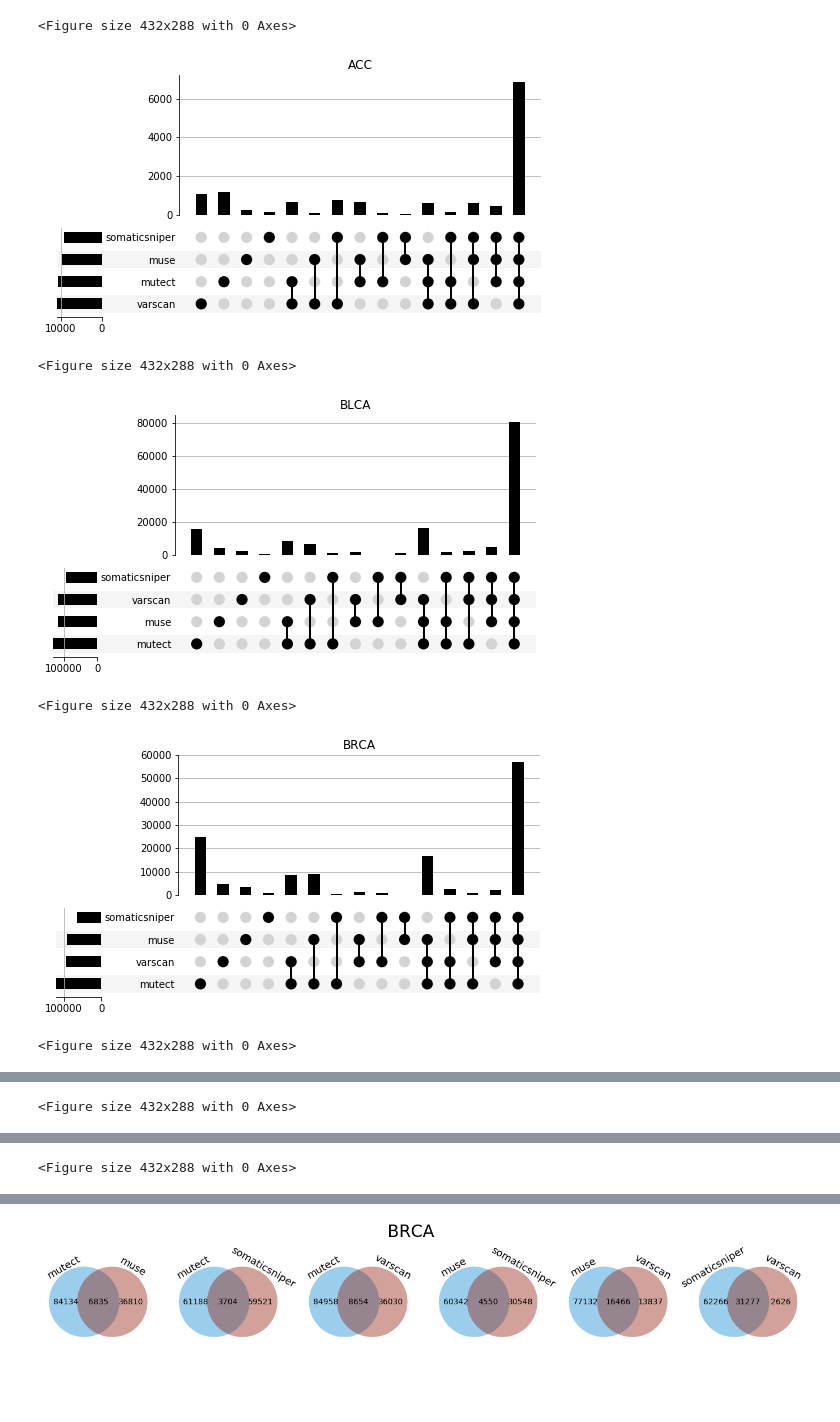
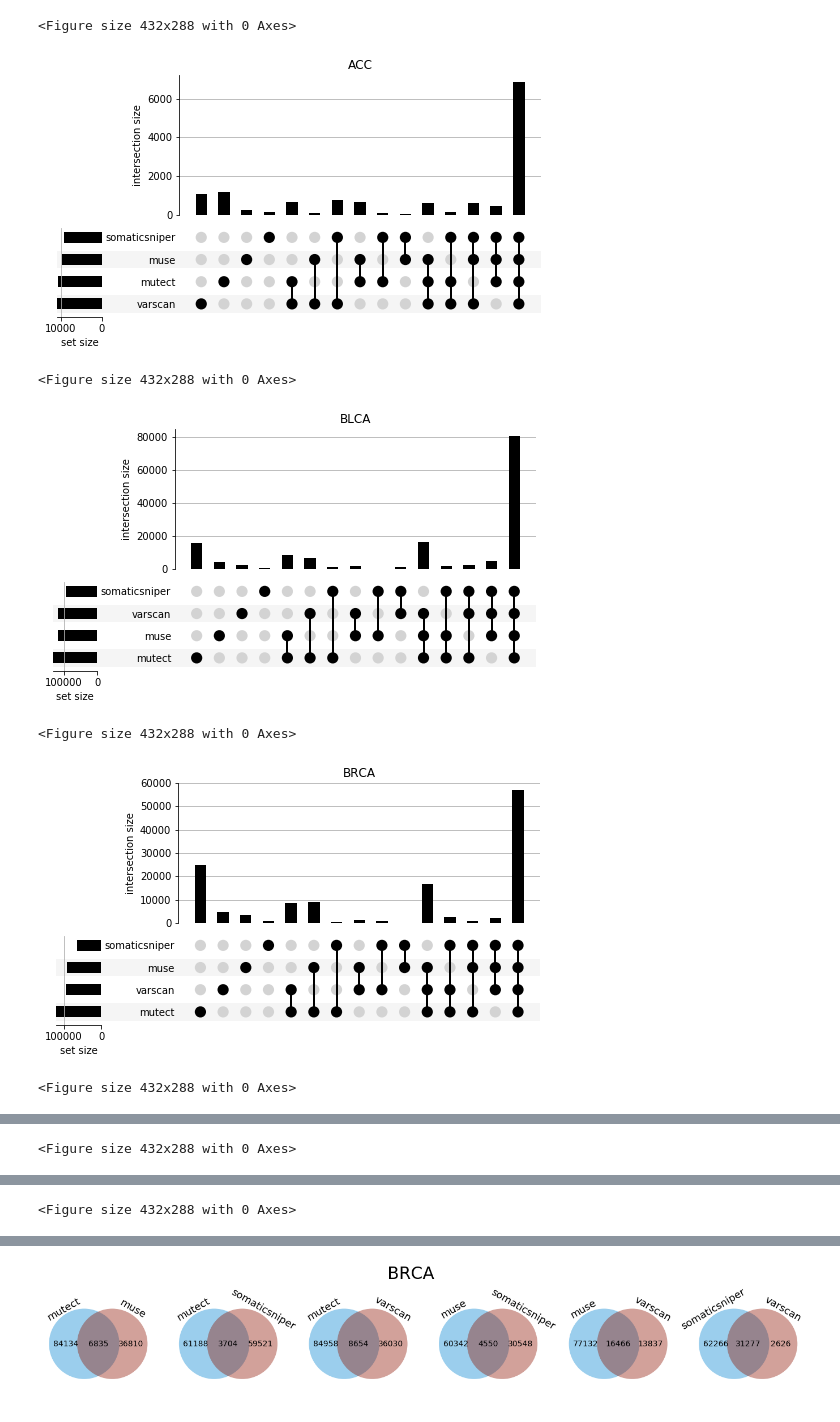
Before and after one commit to kathrynleung/gdcdata, a Jupyter notebook: gdc.ipynb, the cells around one changed output, grey strips where cells are left out. Saved outputs shown, nothing was run; the diff lists cells and outputs as text; code cells hidden in the pictures; blank space fills up the shorter version.

```diff
--- a/gdc.ipynb
+++ b/gdc.ipynb
@@ -226,37 +226,40 @@ for cancer in possible_cancers:
     for i in range(0, num_callers):
         if i == num_callers:
             break
         for j in range(i + 1, num_callers):
             for k in range(j+1, num_callers):
                 set_vals = three_set(all_variants[possible_callers[i]], all_variants[possible_callers[j]],all_variants[possible_callers[k]])
                 dat.append(set_vals)
                 print(possible_callers[i], possible_callers[j], possible_callers[k])
                 print(set_vals)
 
 
     print(four_set(all_variants[possible_callers[0]], all_variants[possible_callers[1]],
                         all_variants[possible_callers[2]], all_variants[possible_callers[3]]))
     """
 
     # four way intersection
     dat = four_set(all_variants[possible_callers[0]], all_variants[possible_callers[1]],
                         all_variants[possible_callers[2]], all_variants[possible_callers[3]])
     #print(possible_callers[0], possible_callers[1], possible_callers[2], possible_callers[3])
     #print(set_vals)
 
     example = from_memberships([['mutect','muse','somaticsniper','varscan'],['mutect'], ['muse'], ['somaticsniper'],
                                 ['varscan'], ['mutect', 'muse'],['mutect', 'somaticsniper'],['mutect', 'varscan'],['muse','somaticsniper'], ['muse', 'varscan'],
                             ['somaticsniper', 'varscan'],['mutect', 'muse', 'somaticsniper'], ['mutect','muse','varscan'], ['mutect', 'somaticsniper', 'varscan'],
                             ['muse','somaticsniper','varscan']],
                            data=dat)
     pyplot.figure()
-    plot(example)
+    ax = plot(example)
     pyplot.title(cancer)
+    pyplot.ylabel('intersection size')
+    ax['totals'].set_xlabel('set size')
+    pyplot.show()
 # %% [output]
 <Figure size 432x288 with 0 Axes>
-[figure, old version]
+[figure, new version]
 <Figure size 432x288 with 0 Axes>
-[figure, old version]
+[figure, new version]
 <Figure size 432x288 with 0 Axes>
-[figure, old version]
+[figure, new version]
 <Figure size 432x288 with 0 Axes>
```
Also changed, not shown: parts of 3 cells of this notebook.
